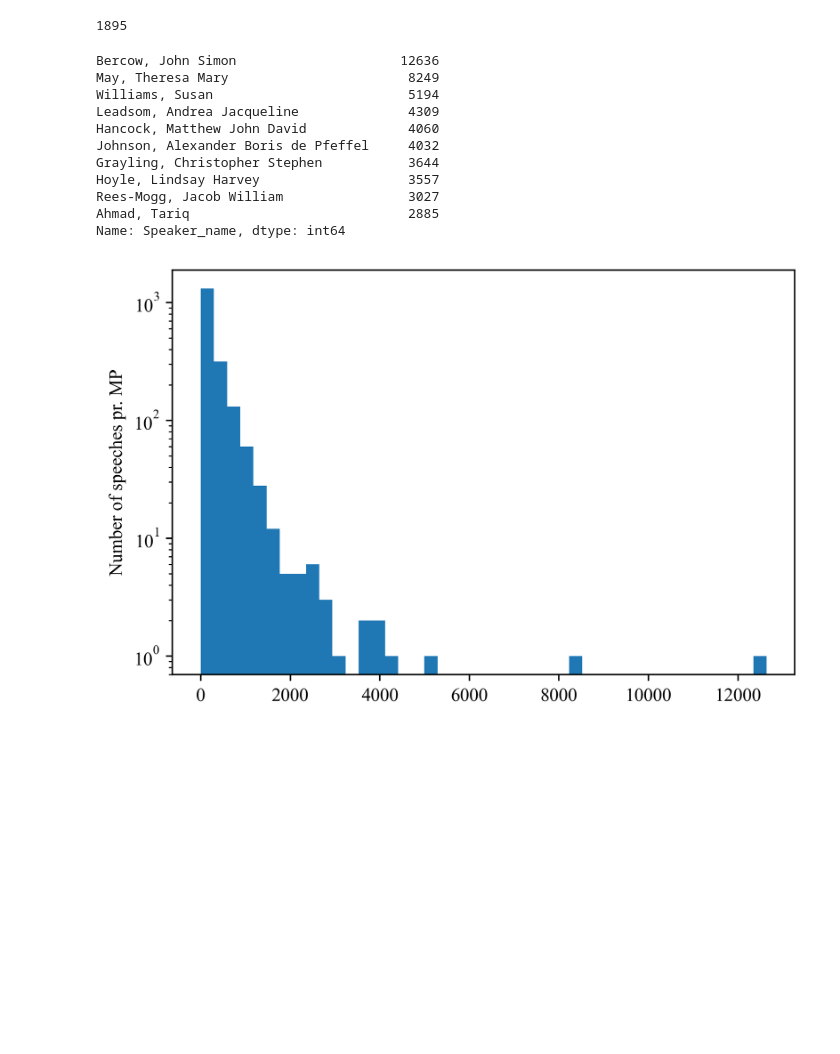
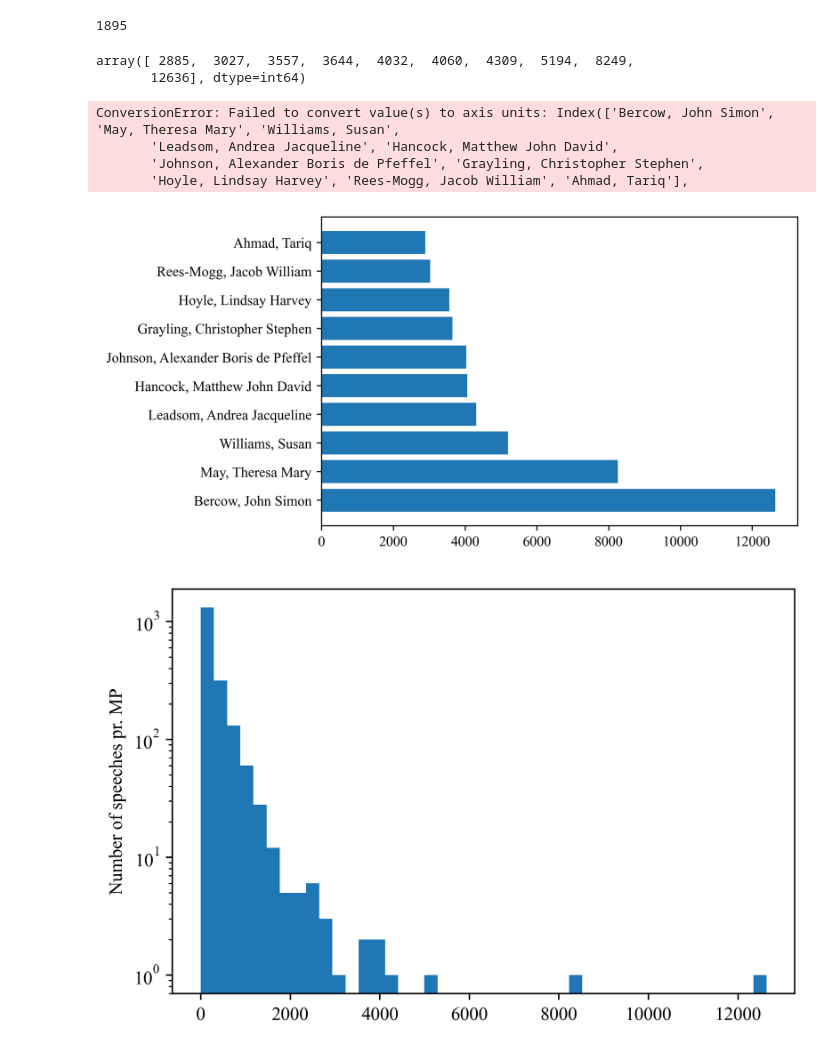
Before and after one commit to DanielHolmelund/Computational-Social-Science-02467, a Jupyter notebook: Project/Basic_stats.ipynb, the cells around one changed output. Cells and saved outputs as stored; diff of their text form; code cells hidden in the pictures; blank space fills up the shorter version.

```diff
--- a/Project/Basic_stats.ipynb
+++ b/Project/Basic_stats.ipynb
@@ -167,19 +167,26 @@ len(ParlaMint["Speaker_name"].unique())
 # %% [output]
 1895
 # %%
-ParlaMint["Speaker_name"].value_counts().iloc[0:10]
+ParlaMint["Speaker_name"].value_counts().iloc[0:10].values
 # %% [output]
-Bercow, John Simon                     12636
-May, Theresa Mary                       8249
-Williams, Susan                         5194
-Leadsom, Andrea Jacqueline              4309
-Hancock, Matthew John David             4060
-Johnson, Alexander Boris de Pfeffel     4032
-Grayling, Christopher Stephen           3644
-Hoyle, Lindsay Harvey                   3557
-Rees-Mogg, Jacob William                3027
-Ahmad, Tariq                            2885
-Name: Speaker_name, dtype: int64
+array([ 2885,  3027,  3557,  3644,  4032,  4060,  4309,  5194,  8249,
+       12636], dtype=int64)
+# %%
+fig, ax = plt.subplots(dpi = 400)
+speaker_index = ParlaMint["Speaker_name"].value_counts().iloc[0:10].index
+speaker_values = ParlaMint["Speaker_name"].value_counts().iloc[0:10].values
+
+ax.barh(speaker_index, speaker_values)
+ax.set_xticks(ticks = ParlaMint["Speaker_name"].value_counts().iloc[0:10].index)
+ax.set_xticklabels(ParlaMint["Speaker_name"].value_counts().iloc[0:10].values, rotation = 45)
+fig.savefig("top_speakers.pdf")
+plt.show()
+# %% [output]
+ConversionError: Failed to convert value(s) to axis units: Index(['Bercow, John Simon', 'May, Theresa Mary', 'Williams, Susan',
+       'Leadsom, Andrea Jacqueline', 'Hancock, Matthew John David',
+       'Johnson, Alexander Boris de Pfeffel', 'Grayling, Christopher Stephen',
+       'Hoyle, Lindsay Harvey', 'Rees-Mogg, Jacob William', 'Ahmad, Tariq'],
+[figure, added]
 # %%
 num_speeches = ParlaMint["Speaker_name"].value_counts()
 fig, ax = plt.subplots(dpi = 400)
```
Also changed, not shown: parts of 3 cells of this notebook, 1 other file.
